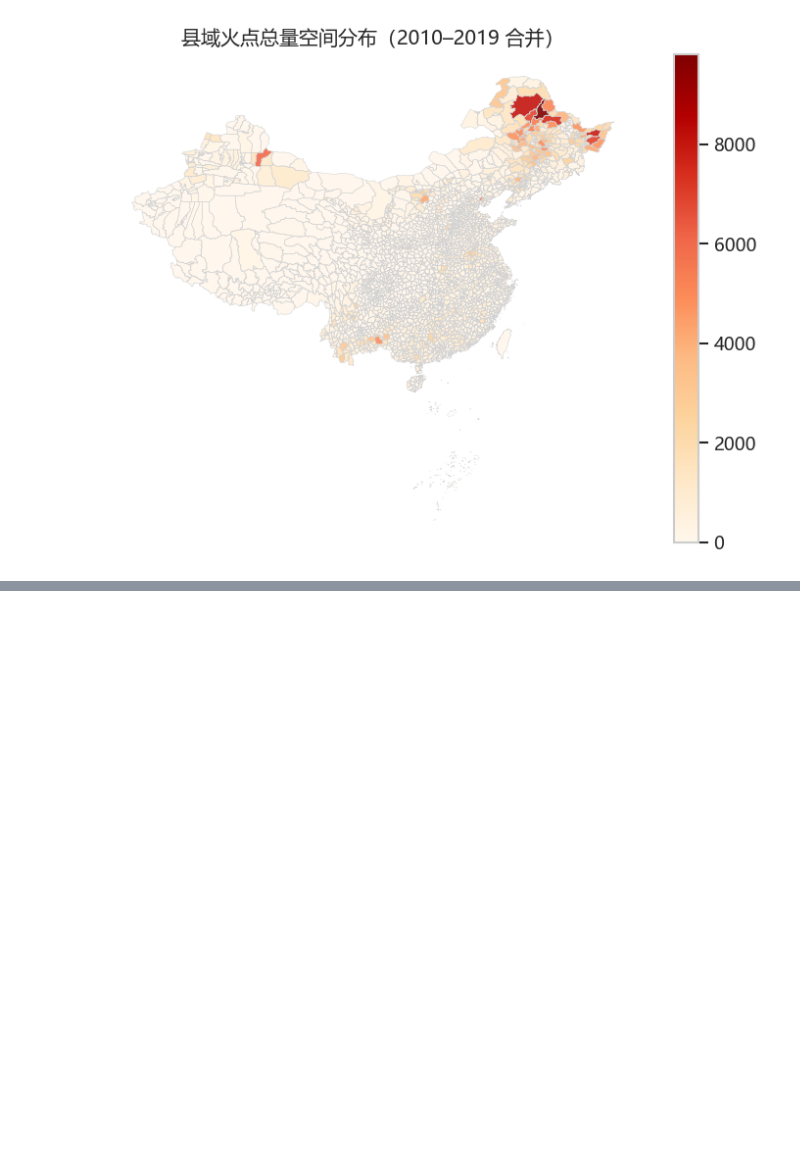
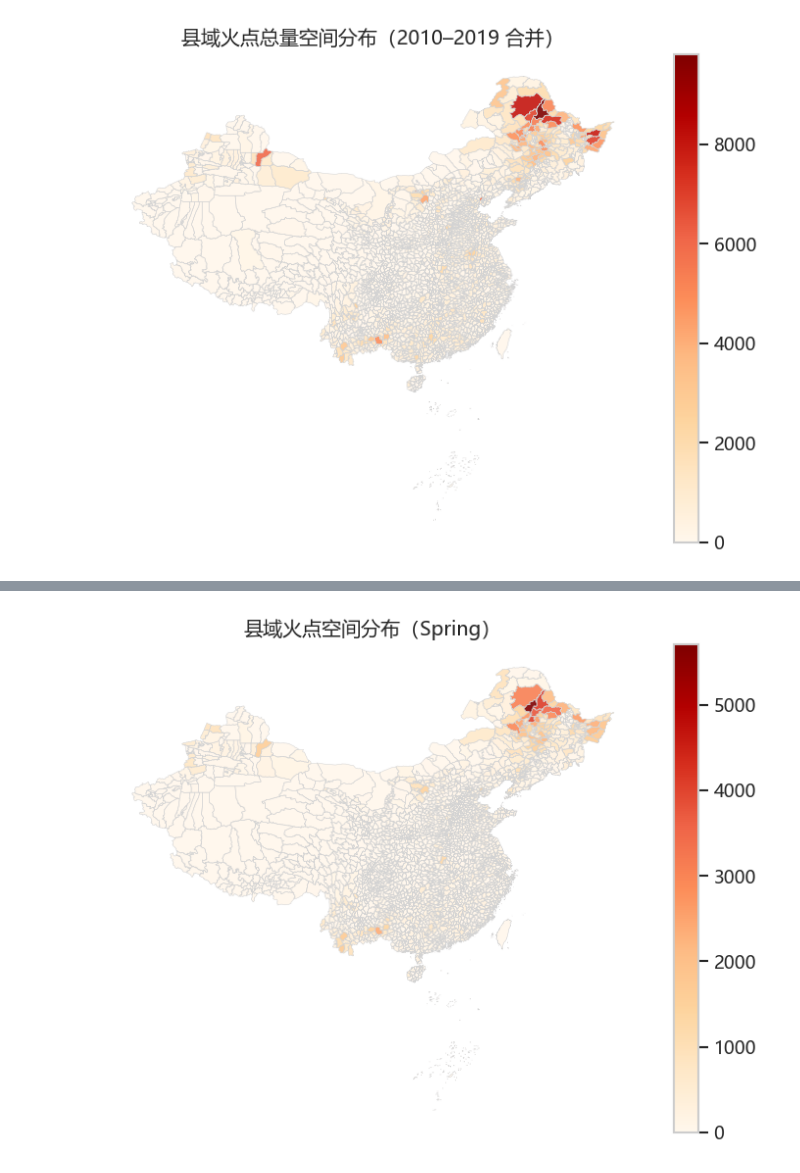
Before and after one commit to George-hardworking/course5020-project, a Jupyter notebook: script/main_self.ipynb, the cells around one changed output, grey strips where cells are left out. Drawn from its saved outputs; the diff is of its cells as text; code cells hidden in the pictures; blank space fills up the shorter version.

```diff
--- a/script/main_self.ipynb
+++ b/script/main_self.ipynb
@@ -598,0 +1009,86 @@ else:
+# %%
+# 季节分组的县域空间分布（可选增强）
+# 将空间分布与季节性关联：按四季分别绘制县域色斑图，便于比较季节差异。
+import geopandas as gpd
+import pandas as pd
+import matplotlib.pyplot as plt
+
+if len(fire_gdf) > 0 and COUNTY_SHP.exists():
+    counties = gpd.read_file(COUNTY_SHP)
+    try:
+        if counties.crs is None:
+            counties = counties.set_crs('EPSG:4326')
+        elif counties.crs.to_epsg() != 4326:
+            counties = counties.to_crs(4326)
+    except Exception:
+        counties = counties.to_crs(4326)
+
+    seasons = ['Spring','Summer','Autumn','Winter']
+
+    # 寻找县级标识键
+    candidate_keys = ['county_id','adcode','code','id','County_ID','COUNTY_ID']
+    def detect_key(df_cols):
+        for c in candidate_keys:
+            if c in df_cols:
+                return c
+        return None
+
+    all_rows = []
+    for s in seasons:
+        sub = fire_gdf[fire_gdf['season']==s][['geometry','year']].copy()
+        if sub.empty:
+            continue
+        join = gpd.sjoin(sub, counties, how='left', predicate='within')
+        if 'year_left' in join.columns and 'year_right' in join.columns:
+            join = join.rename(columns={'year_left':'year'}).drop(columns=['year_right'])
+        elif 'year_left' in join.columns:
+            join = join.rename(columns={'year_left':'year'})
+        elif 'year_right' in join.columns and 'year' not in join.columns:
+            join = join.rename(columns={'year_right':'year'})
+
+        key = detect_key(join.columns)
+        if key is None:
+            counties = counties.reset_index().rename(columns={'index':'county_idx'})
+            join = gpd.sjoin(sub, counties, how='left', predicate='within')
+            if 'year_left' in join.columns and 'year_right' in join.columns:
+                join = join.rename(columns={'year_left':'year'}).drop(columns=['year_right'])
+            elif 'year_left' in join.columns:
+                join = join.rename(columns={'year_left':'year'})
+            elif 'year_right' in join.columns and 'year' not in join.columns:
+                join = join.rename(columns={'year_right':'year'})
+            key = 'county_idx'
+
+        # 县域总量（该季汇总）
+        counts = join.groupby(key).size().rename('fire_count').reset_index()
+        counts['season'] = s
+        all_rows.append(counts)
+
+        stats_s = counties.merge(counts, on=key, how='left')
+        stats_s['fire_count'] = stats_s['fire_count'].fillna(0).astype(int)
+
+        out_csv_s = RESULTS_DIR / f'county_season_{s}_fire_counts.csv'
+        stats_s.drop(columns='geometry').to_csv(out_csv_s, index=False)
+        print('保存:', out_csv_s)
+
+        plt.figure(figsize=(8,8))
+        ax = counties.boundary.plot(edgecolor='lightgray', linewidth=0.3)
+        stats_s.plot(column='fire_count', ax=ax, legend=True, cmap='OrRd', linewidth=0, alpha=0.9)
+        plt.title(f'县域火点空间分布（{s}）')
+        plt.axis('off')
+        plt.tight_layout()
+        out_png_s = RESULTS_DIR / f'county_season_{s}_map.png'
+        plt.savefig(out_png_s, dpi=150)
+        plt.show()
+        print('保存:', out_png_s)
+
+    if all_rows:
+        all_df = pd.concat(all_rows, ignore_index=True)
+        out_all = RESULTS_DIR / 'county_season_fire_counts.csv'
+        all_df.to_csv(out_all, index=False)
+        print('保存:', out_all)
+else:
+    if not COUNTY_SHP.exists():
+        print('未找到县界文件:', COUNTY_SHP)
+    else:
+        print('无火点数据，跳过季节空间分析。')
+# %% [output]
@@ -598,0 +1097 @@ else:
+[figure, added]
```
Also changed, not shown: parts of 7 cells of this notebook.
